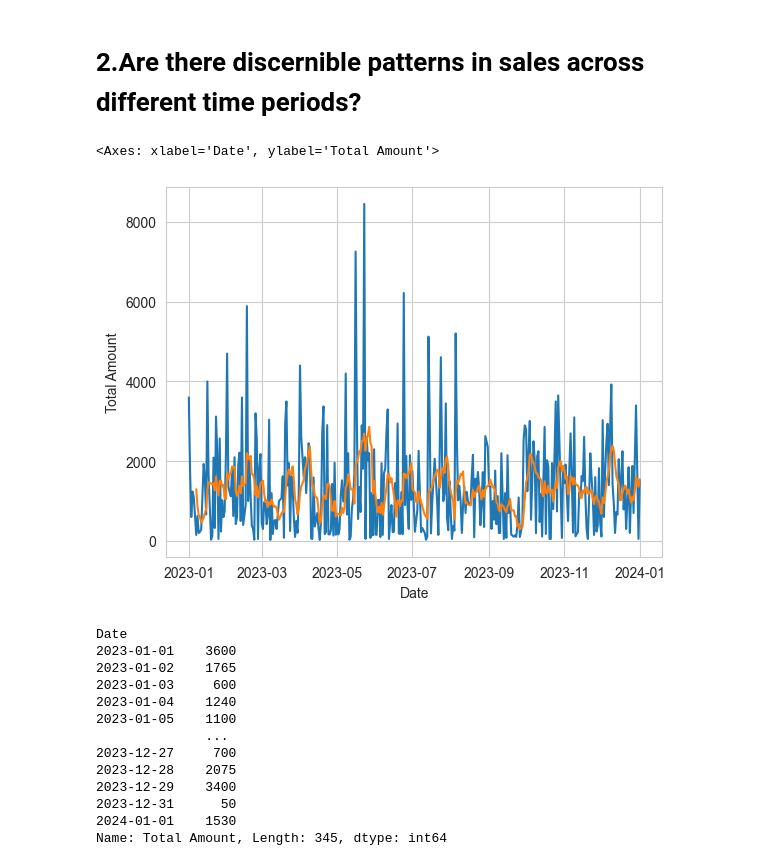
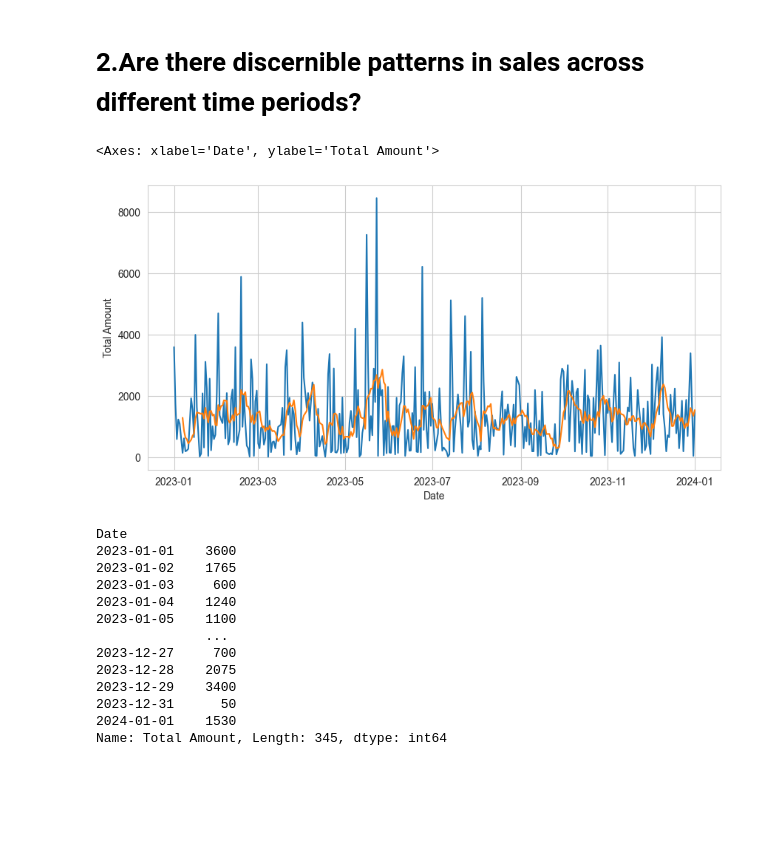
Before and after one commit to sergvbash/portfolio, a Jupyter notebook: discr_stat.ipynb, the cells around one changed output. Drawn from its saved outputs; the diff is of its cells as text; code cells hidden in the pictures; blank space fills up the shorter version.

```diff
--- a/discr_stat.ipynb
+++ b/discr_stat.ipynb
@@ -97,11 +100,12 @@ sns.boxplot(data=df_retail, x='Product Category', y='Total Amount', hue='Gender'
 # %%
 total_am = df_retail.groupby('Date')['Total Amount'].sum()
 # %%
+plt.figure(figsize=(10,5))
 sns.lineplot(data=total_am)
 sns.lineplot(data=total_am.rolling(7).mean())
 # %% [output]
 <Axes: xlabel='Date', ylabel='Total Amount'>
-[figure, old version]
+[figure, new version]
 # %%
 total_am
 # %% [output]
```
Also changed, not shown: parts of 18 cells of this notebook, 2 other files.
